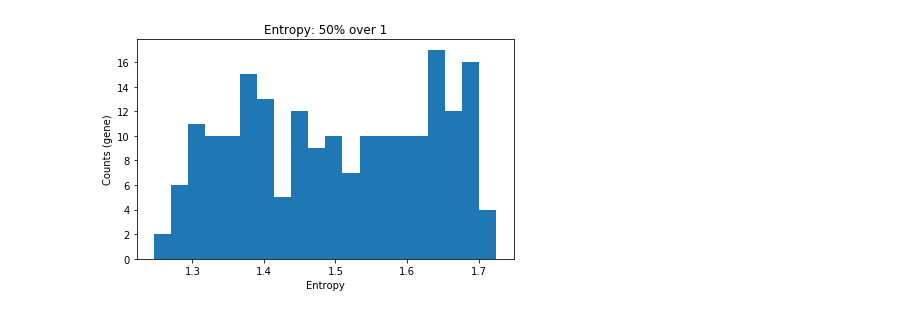
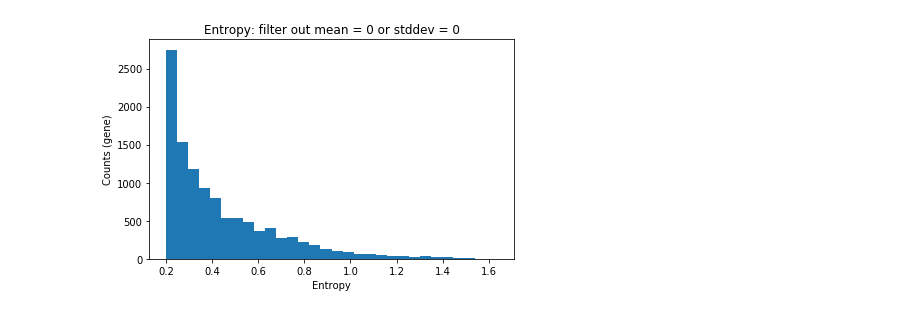
Before and after one commit to hypercubestart/CausalAssociation, a Jupyter notebook: QuantityControl.ipynb, the cells around one changed output. Cells and saved outputs as stored; diff of their text form; code cells hidden in the pictures.

Commit message:
changed entropy to use the min and max of all values in df

```diff
--- a/QuantityControl.ipynb
+++ b/QuantityControl.ipynb
@@ -91,0 +103,32 @@ genes after filter out by at least 50.0% above 1: (199, 84)
+# %%
+def entropy(vector):
+    data = np.array(vector)
+    #hist = np.histogram(data,bins=50)[0b]
+    bins = np.linspace(minVal,maxVal,50)
+    hist = np.histogram(data,bins=bins)[0]
+    length = len(hist)
+
+    if length <= 1:
+        return 0
+
+    counts = np.bincount(hist)
+    probs = [float(i)/length for i in counts]
+    n_classes = np.count_nonzero(probs)
+
+    if n_classes <= 1:
+        return 0
+    ent = 0.
+    # Compute standard entropy.
+    for i in probs:
+        if i >0:
+            ent -= float(i)*np.log(i)
+    return ent
+# %%
+entropy_threshold = 0.6
+
+print('genes before filter out by entropy >= {}: {}'.format(entropy_threshold, dfFiltered.shape))
+
+entropyVals = dfFiltered.apply(entropy, axis=1)
+dfFiltered = dfFiltered.loc[entropyVals[entropyVals > entropy_threshold].index]
+
+print('genes after filter out by entropy >= {}: {}'.format(entropy_threshold, dfFiltered.shape))
@@ -202,18 +167,20 @@ plt.show
 # %%
-entropyVals = filteredDf.apply(miner2.miner.entropy, axis=1)
+minVal = min(dfFiltered.values.flatten())
+maxVal = max(dfFiltered.values.flatten())
+entropyVals = dfFiltered.apply(entropy, axis=1)
 
 # compiledFPKM = entropyVals.values.tolist()
 # tempList = []
 
 # for element in compiledFPKM:
 #     tempList.append(item)
 
-plt.hist(entropyVals, bins = 20)
-plt.title("Entropy: 50% over 1")
+plt.hist(entropyVals, bins = 30)
+plt.title("Entropy: filter out mean = 0 or stddev = 0")
 plt.ylabel("Counts (gene)")
 plt.xlabel("Entropy")
 plt.tight_layout()
-plt.savefig('./graphs/entropy01')
+plt.savefig('./graphs/new_entropy05')
 # plt.ylim(0,1000)
 # %% [output]
-[figure, old version]
+[figure, new version]
```
Also changed, not shown: parts of 10 cells of this notebook, 14 other files.
